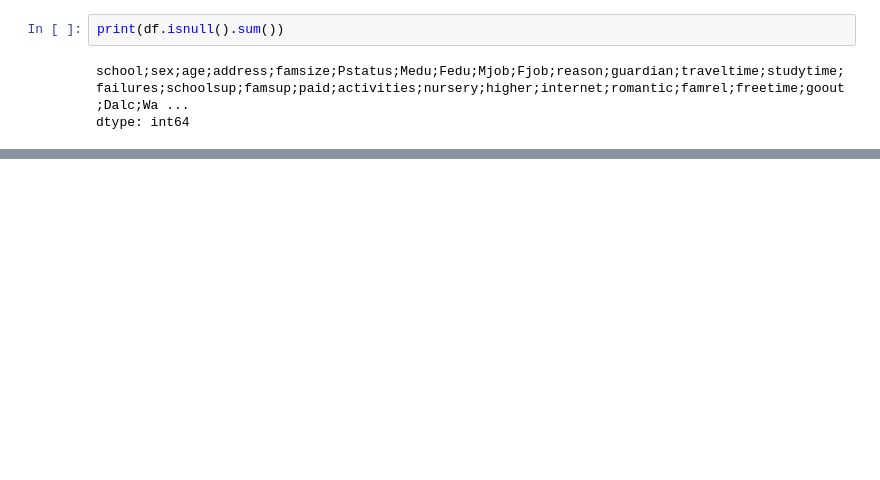
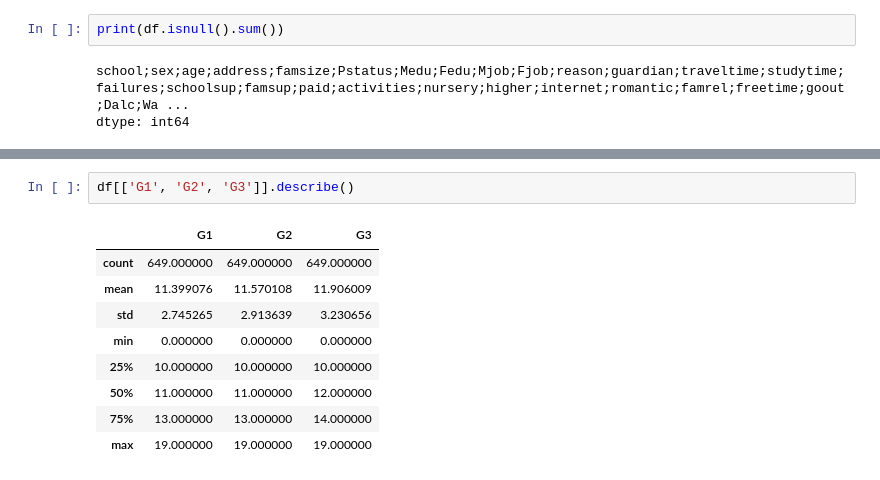
Before and after one commit to Vinicius-VM/trabalho_est-soc_python, a Jupyter notebook: analise.ipynb, the cells around one changed output, grey strips where cells are left out. Cells and saved outputs as stored; diff of their text form; blank space fills up the shorter version.

```diff
--- a/analise.ipynb
+++ b/analise.ipynb
@@ -125,0 +163,12 @@ dtype: int64
+# %%
+df[['G1', 'G2', 'G3']].describe()
+# %% [output]
+|  | G1 | G2 | G3 |
+| count | 649.000000 | 649.000000 | 649.000000 |
+| mean | 11.399076 | 11.570108 | 11.906009 |
+| std | 2.745265 | 2.913639 | 3.230656 |
+| min | 0.000000 | 0.000000 | 0.000000 |
+| 25% | 10.000000 | 10.000000 | 10.000000 |
+| 50% | 11.000000 | 11.000000 | 12.000000 |
+| 75% | 13.000000 | 13.000000 | 14.000000 |
+| max | 19.000000 | 19.000000 | 19.000000 |
```
Also changed, not shown: parts of 5 cells of this notebook.
